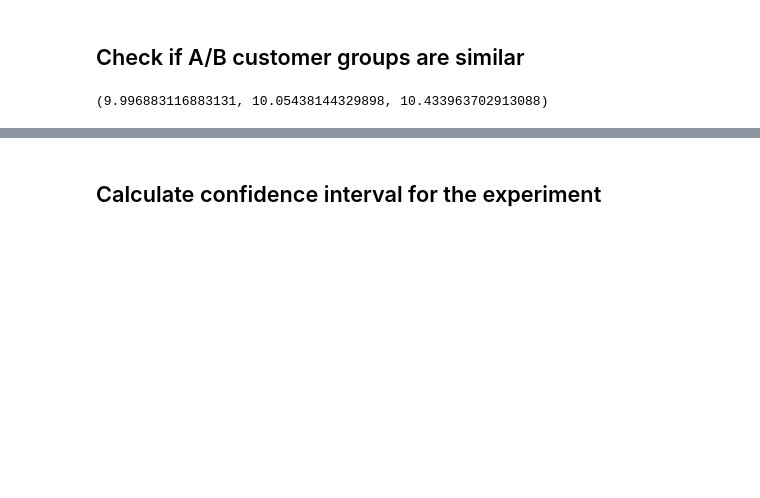
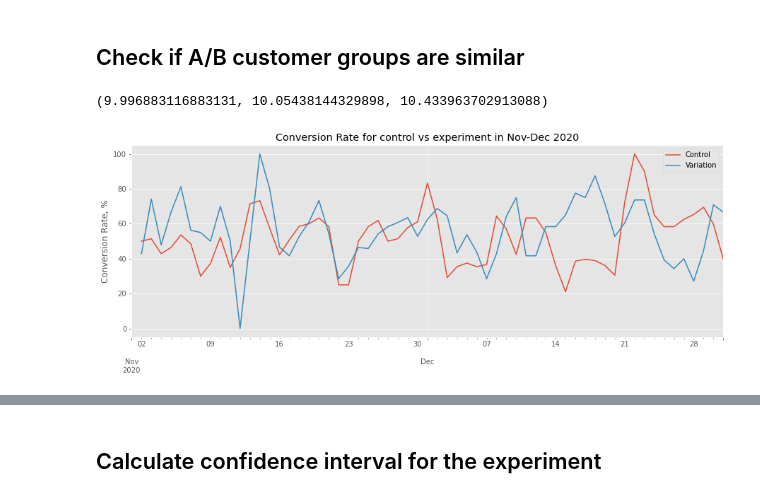
Before and after one commit to dyaroshevych/JustAnswer_Data_Analytics_School, a Jupyter notebook: day 3/analysis.ipynb, the cells around one changed output, grey strips where cells are left out. Drawn from its saved outputs; the diff is of its cells as text; code cells hidden in the pictures; blank space fills up the shorter version.

Commit message:
Add two graphs for day 3 analysis

```diff
--- a/day 3/analysis.ipynb
+++ b/day 3/analysis.ipynb
@@ -14,9 +14,7 @@ df = pd.read_csv('data/rating-bar-dataset.csv')
 # Drop rows filled with NaN values
 df.dropna(how='all', inplace=True)
 
-df.drop(columns='CustomerID', inplace=True)
-
-# Replace NaN values with 0
+# Reaplce NaN values with zeros
 df.fillna(0, inplace=True)
 
 cols = []
@@ -24,11 +22,8 @@ cols = []
 for i in range(1, 13):
     cols += [f'M{i}Pay', f'M{i}Ref']
 
-df.columns = ['Device', 'Medium', 'Date', 'Category', 'TrialPay', 'TrialRef', *cols, 'Rated', 'Experiment']
+df.columns = ['CustomerID', 'Device', 'Medium', 'Date', 'Category', 'TrialPay', 'TrialRef', *cols, 'Rated', 'Experiment']
 
 # Convert date strings to datetime objects
 df['Date'] = pd.to_datetime(df['Date'])
-
-# Replace all 'ppc' with 'PPC' in 'Medium' column
-df['Medium'].replace('ppc', 'PPC', inplace=True)
 # %% [markdown]
@@ -40,3 +35,8 @@ df['Refunds'] = df.loc[:, 'TrialRef':'M12Ref':2].sum(axis=1)
 
 # Calculate LTV per customer based on new data
 df['LTV'] = df['Payments'] - df['Refunds']
+
+# Remove unused columns from the DataFrame
+df.drop(df.loc[:, 'CustomerID':'Medium'], inplace=True, axis=1)
+df.drop(df.loc[:, 'Category':'M12Ref'], inplace=True, axis=1)
+df.drop(df.loc[:, 'Payments':'Refunds'], inplace=True, axis=1)
@@ -43,3 +45,25 @@ df['LTV'] = df['Payments'] - df['Refunds']
+# %%
+def plot_prop(df: pd.DataFrame, prop: str, title: str, ylabel: str, approximation=2):
+    """
+    Plot a certain property throughout time.
+    """
+    plt.figure(figsize=(15,5))
+    plt.style.use('ggplot')
+
+    indices = list(set(index[0] for index in df.index))
+
+    for index in indices:
+        df.loc[index][prop].rolling(approximation).mean().plot()
+
+    plt.legend(indices)
+
+    # plt.xticks(np.arange(1, 11), labels=["jan","feb","mar","apr","may","jun","jul","aug","sep","oct"])
+
+    plt.title(title)
+    plt.xlabel('')
+    plt.ylabel(ylabel)
+
+    plt.show()
 # %% [markdown]
 ## Check if A/B customer groups are similar
 # %%
@@ -52,3 +76,14 @@ non_experiment = df.loc[df['Experiment'] == 'Not an Experiment']
 control['LTV'].mean(), experiment['LTV'].mean(), non_experiment['LTV'].mean()
 # %% [output]
 (9.996883116883131, 10.05438144329898, 10.433963702913088)
+# %%
+# Calculate conversion rate for each date
+experiment_only = df.loc[~(df['Experiment'] == 'Not an Experiment')]
+experiment_only.insert(0, 'Count', 1)
+sums = experiment_only.groupby(['Experiment', 'Date']).sum()
+sums['Conversion rate'] = sums['Rated'] / sums['Count'] * 100
+
+# Plot the data
+plot_prop(sums, 'Conversion rate', 'Conversion Rate for control vs experiment in Nov-Dec 2020', 'Conversion Rate, %')
+# %% [output]
+[figure, added]
```
Also changed, not shown: parts of 11 cells of this notebook.
